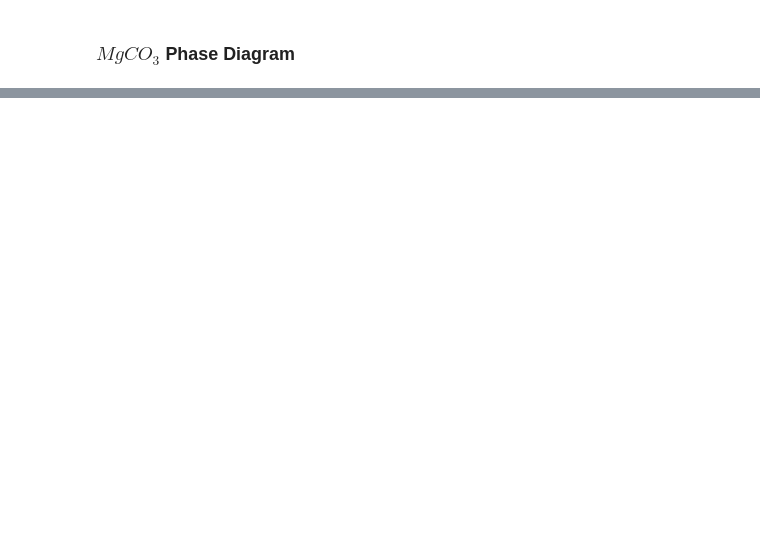
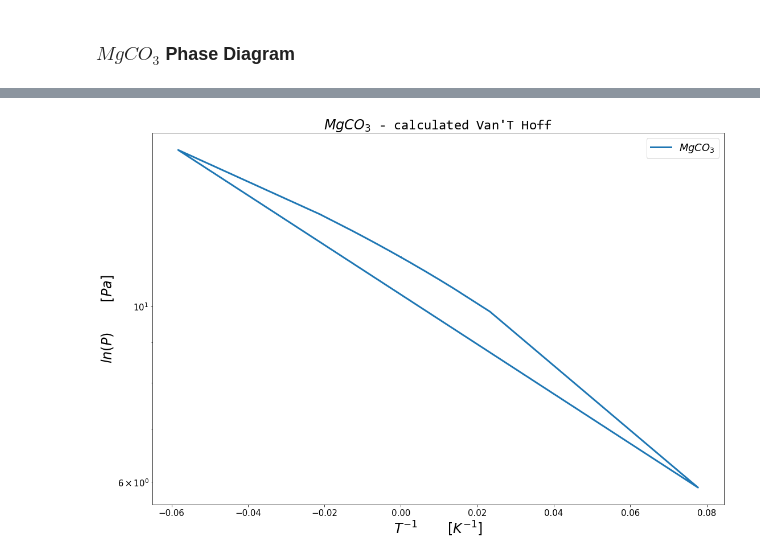
Before and after one commit to KiraSensei13/MNT_ITESM_courses, a Jupyter notebook: 2.2.ThermodynamicsOfMaterials/thermo_Hwk07/A01212611_thermo_Hwk07.ipynb, the cells around one changed output, grey strips where cells are left out. Cells and saved outputs as stored; diff of their text form; code cells hidden in the pictures; blank space fills up the shorter version.

```diff
--- a/2.2.ThermodynamicsOfMaterials/thermo_Hwk07/A01212611_thermo_Hwk07.ipynb
+++ b/2.2.ThermodynamicsOfMaterials/thermo_Hwk07/A01212611_thermo_Hwk07.ipynb
@@ -450,0 +409,15 @@ display(plt);
+# %%
+# the temperature and pressure at three important reference points in the water phase
+# diagram http://marohn-public.site44.com/Marohn-20180418-005000-Phase-Diagram.html
+# (T,P) at the triple point
+
+# array of temp points and cosntants
+P0 = 101325 #*u.Pa
+H_vap = 601.241 #59 #*u.kJ/u.mol
+T_ref = 298.15 #*u.K
+T_inv = 1/np.linspace(T_ref-15000, T_ref+15000, 1000) #*u.K
+
+# plot
+plotPhaseDiagram_(T_inv, P0, H_vap, r'$Mg C O_3$')
+display(plt);
+# %% [output]
@@ -450,0 +425 @@ display(plt);
+[figure, added]
```
Also changed, not shown: parts of 7 cells of this notebook, 1 other file.
